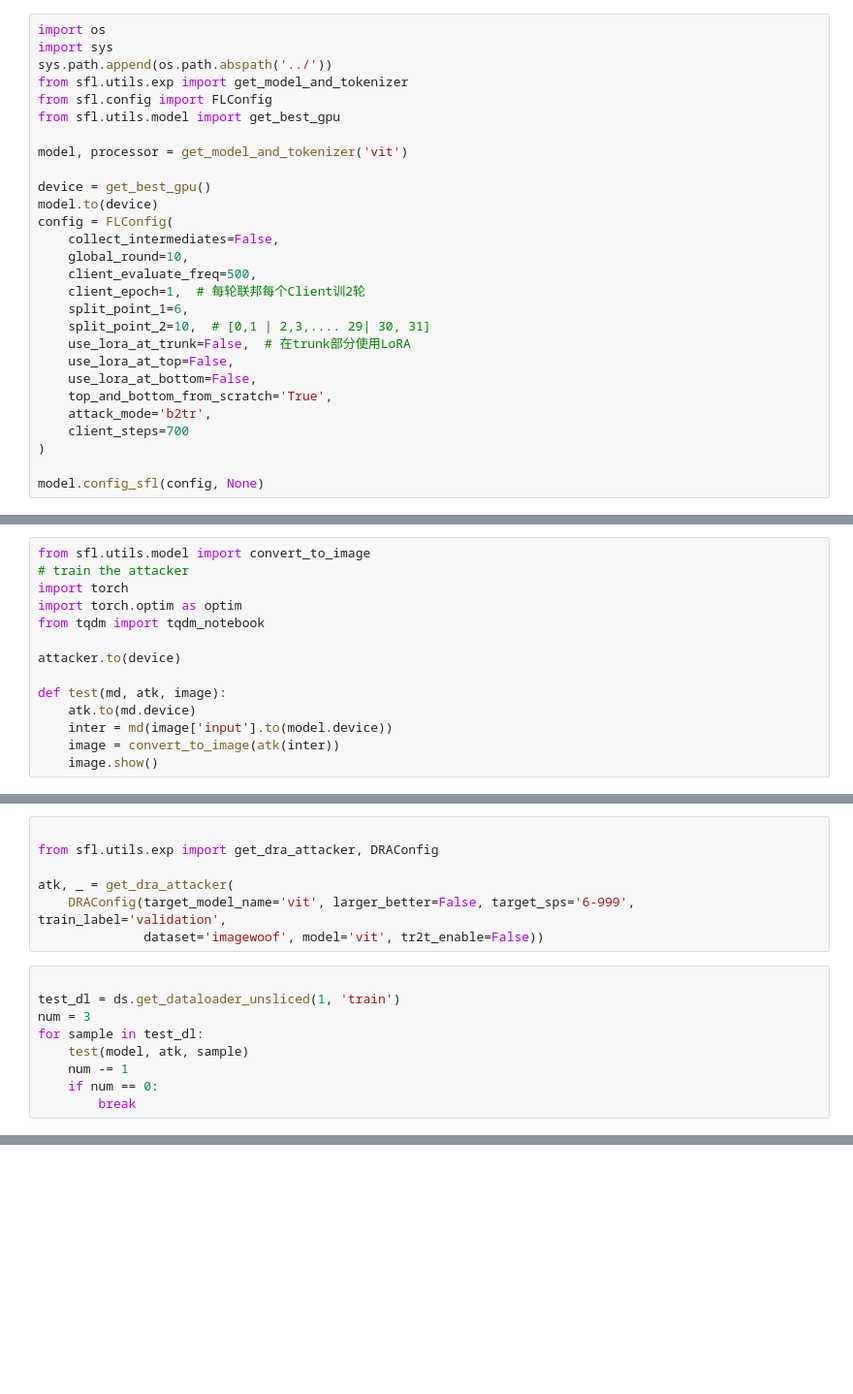
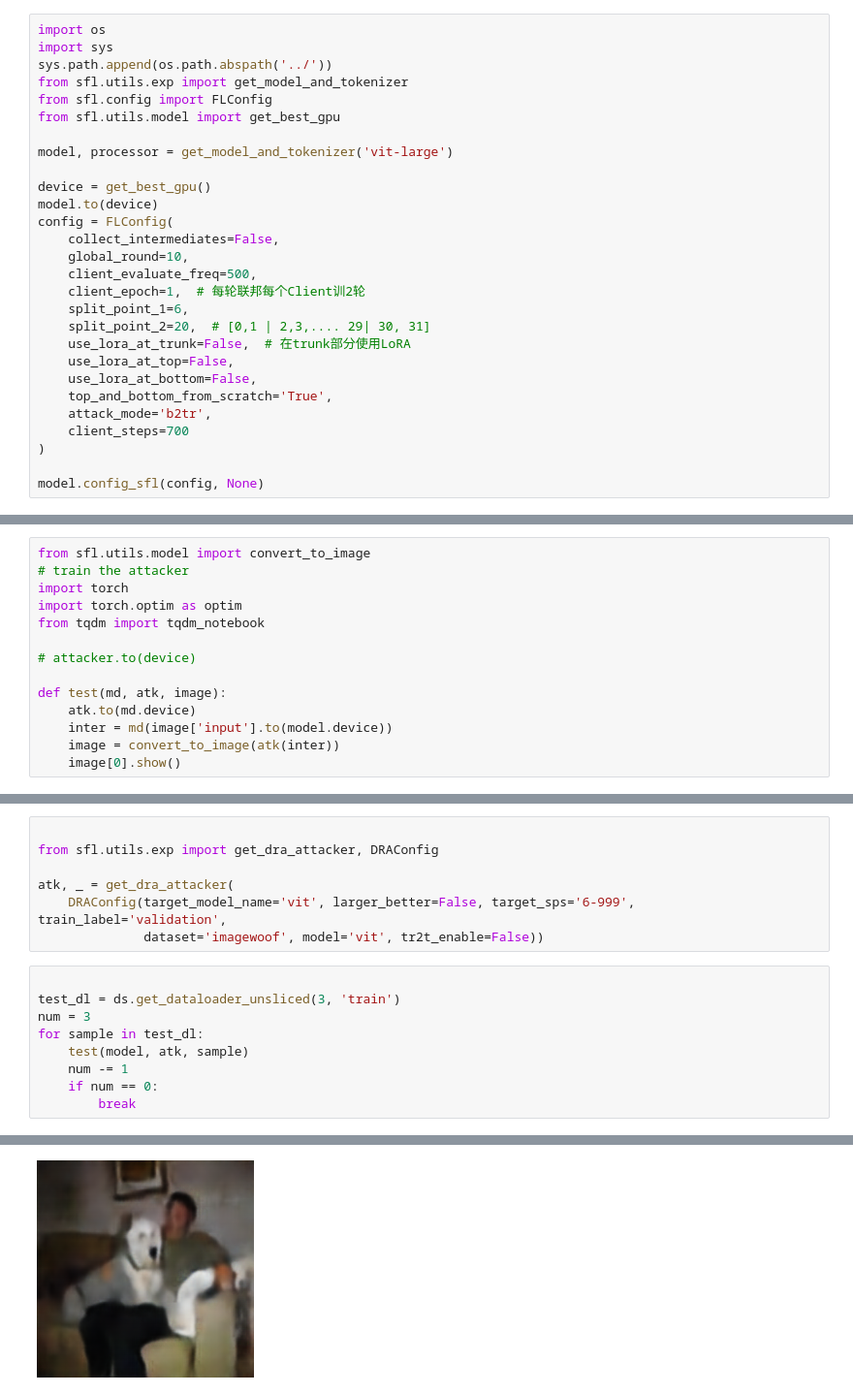
Before and after one commit to StupidTrees/SplitLLM, a Jupyter notebook: experiments/notebook/playground.ipynb, the cells around one changed output, grey strips where cells are left out. Shown at 97% size. Drawn from its saved outputs; the diff is of its cells as text; blank space fills up the shorter version.

```diff
--- a/experiments/notebook/playground.ipynb
+++ b/experiments/notebook/playground.ipynb
@@ -615,7 +541,7 @@ from sfl.utils.exp import get_model_and_tokenizer
 from sfl.config import FLConfig
 from sfl.utils.model import get_best_gpu
 
-model, processor = get_model_and_tokenizer('vit')
+model, processor = get_model_and_tokenizer('vit-large')
 
 device = get_best_gpu()
 model.to(device)
@@ -625,7 +551,7 @@ config = FLConfig(
     client_evaluate_freq=500,
     client_epoch=1,  # 每轮联邦每个Client训2轮
     split_point_1=6,
-    split_point_2=10,  # [0,1 | 2,3,.... 29| 30, 31]
+    split_point_2=20,  # [0,1 | 2,3,.... 29| 30, 31]
     use_lora_at_trunk=False,  # 在trunk部分使用LoRA
     use_lora_at_top=False,
     use_lora_at_bottom=False,
@@ -656,13 +602,13 @@ import torch
 import torch.optim as optim
 from tqdm import tqdm_notebook
 
-attacker.to(device)
+# attacker.to(device)
 
 def test(md, atk, image):
     atk.to(md.device)
     inter = md(image['input'].to(model.device))
     image = convert_to_image(atk(inter))
-    image.show()
+    image[0].show()
 # %%
 optimizer = optim.AdamW(attacker.parameters(), lr=1e-3, weight_decay=1e-5)
 
@@ -697,7 +643,7 @@ atk, _ = get_dra_attacker(
               dataset='imagewoof', model='vit', tr2t_enable=False))
 # %%
 
-test_dl = ds.get_dataloader_unsliced(1, 'train')
+test_dl = ds.get_dataloader_unsliced(3, 'train')
 num = 3
 for sample in test_dl:
     test(model, atk, sample)
@@ -708,0 +654 @@ NameError: name 'atk' is not defined
+[figure, added]
```
Also changed, not shown: parts of 10 cells of this notebook, 35 other files.
